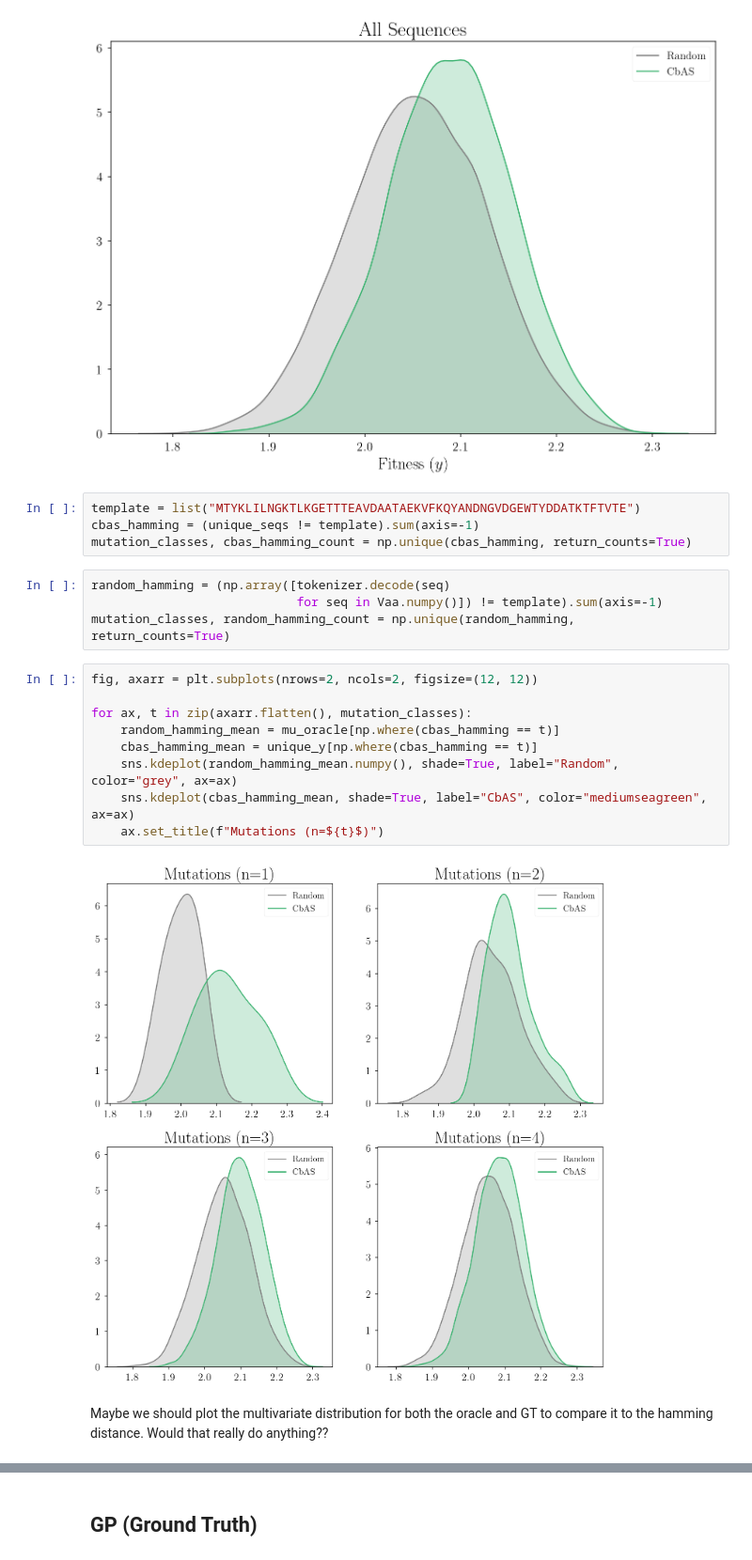
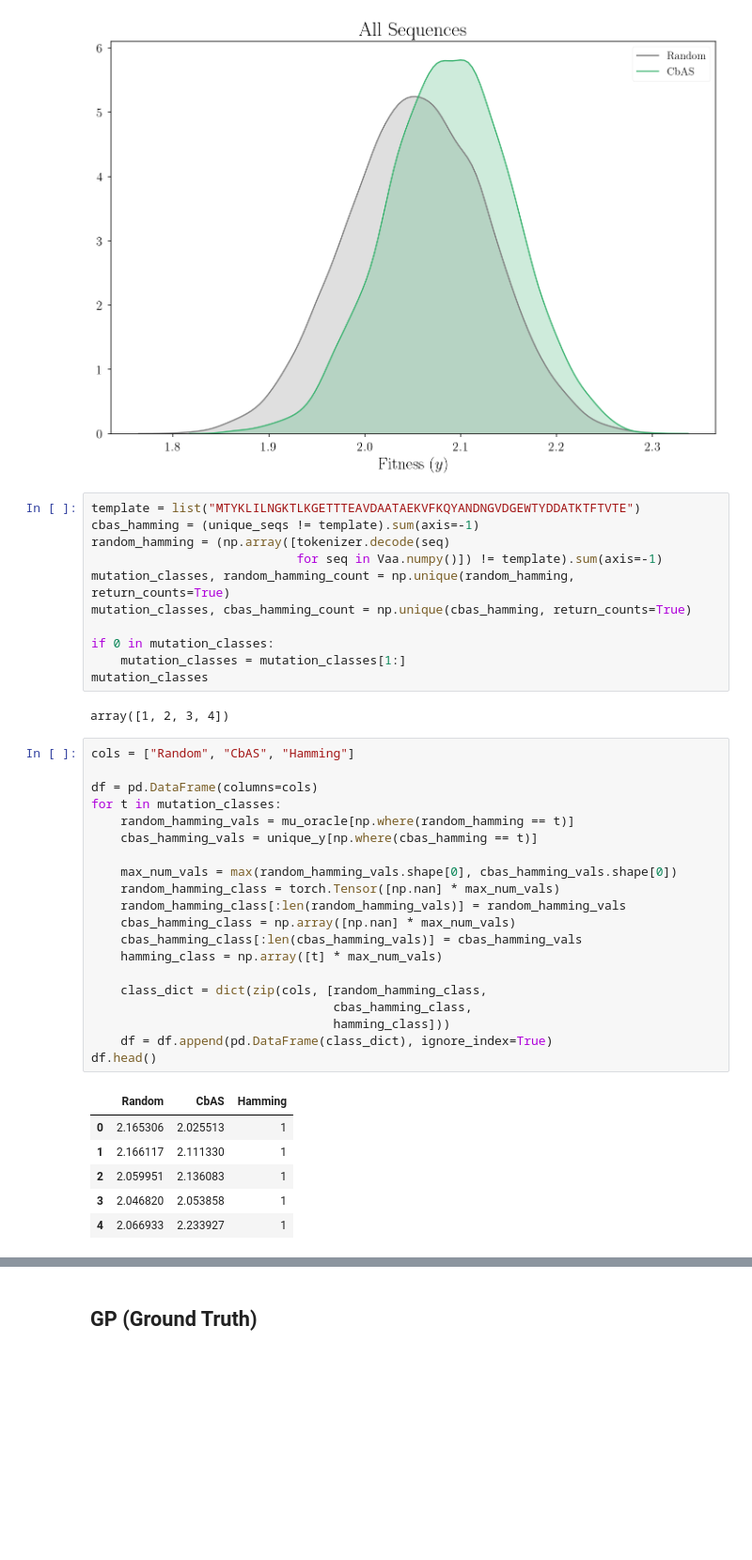
Before and after one commit to ayushkarnawat/profit, a Jupyter notebook: examples/gb1/pred_vs_true.ipynb, the cells around one changed output, grey strips where cells are left out. Shown at 94% size. Drawn from its saved outputs; the diff is of its cells as text; blank space fills up the shorter version.

```diff
--- a/examples/gb1/pred_vs_true.ipynb
+++ b/examples/gb1/pred_vs_true.ipynb
@@ -800,21 +802,40 @@ Text(0.5, 1.0, 'All Sequences')
 # %%
 template = list("MTYKLILNGKTLKGETTTEAVDAATAEKVFKQYANDNGVDGEWTYDDATKTFTVTE")
 cbas_hamming = (unique_seqs != template).sum(axis=-1)
+random_hamming = (np.array([tokenizer.decode(seq)
+                            for seq in Vaa.numpy()]) != template).sum(axis=-1)
+mutation_classes, random_hamming_count = np.unique(random_hamming, return_counts=True)
 mutation_classes, cbas_hamming_count = np.unique(cbas_hamming, return_counts=True)
+
+if 0 in mutation_classes:
+    mutation_classes = mutation_classes[1:]
+mutation_classes
+# %% [output]
+array([1, 2, 3, 4])
-# %%
-random_hamming = (np.array([tokenizer.decode(seq)
-                            for seq in Vaa.numpy()]) != template).sum(axis=-1)
-mutation_classes, random_hamming_count = np.unique(random_hamming, return_counts=True)
-# %%
-fig, axarr = plt.subplots(nrows=2, ncols=2, figsize=(12, 12))
-
-for ax, t in zip(axarr.flatten(), mutation_classes):
-    random_hamming_mean = mu_oracle[np.where(cbas_hamming == t)]
-    cbas_hamming_mean = unique_y[np.where(cbas_hamming == t)]
-    sns.kdeplot(random_hamming_mean.numpy(), shade=True, label="Random", color="grey", ax=ax)
-    sns.kdeplot(cbas_hamming_mean, shade=True, label="CbAS", color="mediumseagreen", ax=ax)
-    ax.set_title(f"Mutations (n=${t}$)")
-# %% [output]
-[figure, removed]
-# %% [markdown]
-Maybe we should plot the multivariate distribution for both the oracle and GT to compare it to the hamming distance. Would that really do anything??
+# %%
+cols = ["Random", "CbAS", "Hamming"]
+
+df = pd.DataFrame(columns=cols)
+for t in mutation_classes:
+    random_hamming_vals = mu_oracle[np.where(random_hamming == t)]
+    cbas_hamming_vals = unique_y[np.where(cbas_hamming == t)]
+
+    max_num_vals = max(random_hamming_vals.shape[0], cbas_hamming_vals.shape[0])
+    random_hamming_class = torch.Tensor([np.nan] * max_num_vals)
+    random_hamming_class[:len(random_hamming_vals)] = random_hamming_vals
+    cbas_hamming_class = np.array([np.nan] * max_num_vals)
+    cbas_hamming_class[:len(cbas_hamming_vals)] = cbas_hamming_vals
+    hamming_class = np.array([t] * max_num_vals)
+
+    class_dict = dict(zip(cols, [random_hamming_class,
+                                 cbas_hamming_class,
+                                 hamming_class]))
+    df = df.append(pd.DataFrame(class_dict), ignore_index=True)
+df.head()
+# %% [output]
+|  | Random | CbAS | Hamming |
+| 0 | 2.165306 | 2.025513 | 1 |
+| 1 | 2.166117 | 2.111330 | 1 |
+| 2 | 2.059951 | 2.136083 | 1 |
+| 3 | 2.046820 | 2.053858 | 1 |
+| 4 | 2.066933 | 2.233927 | 1 |
```
Also changed, not shown: parts of 8 cells of this notebook, 1 other file.
